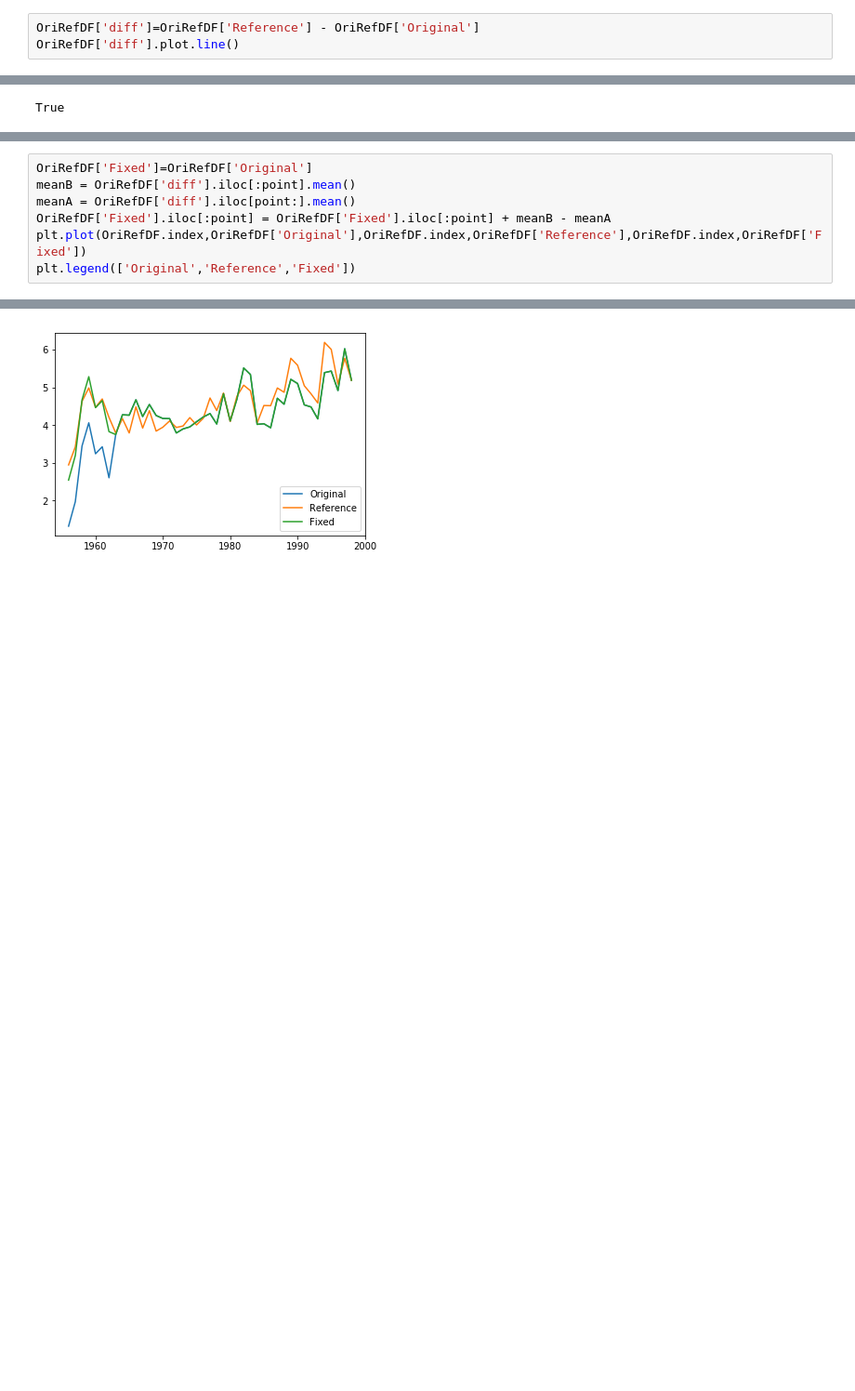
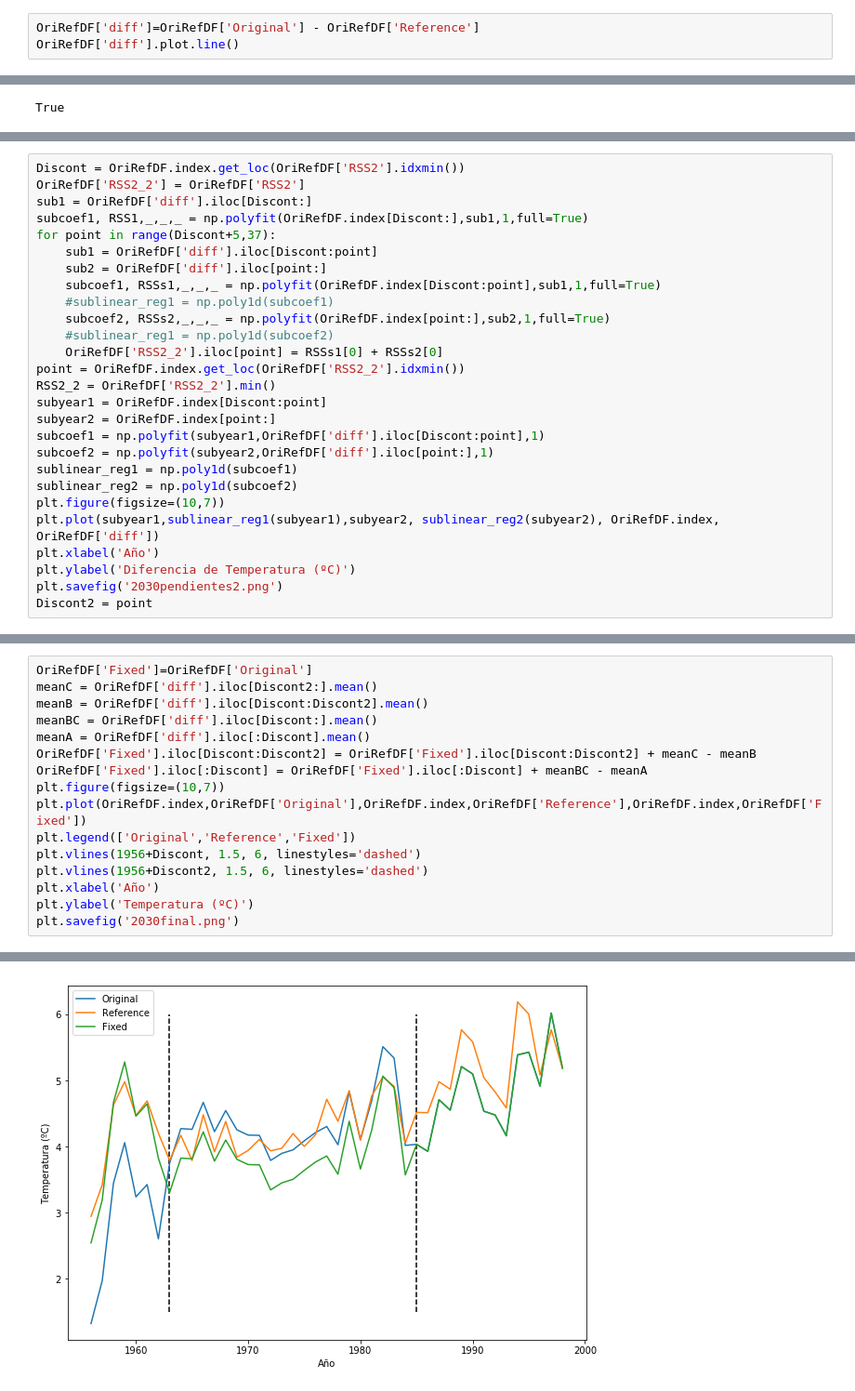
Before and after one commit to sgzFalcon/projects, a Jupyter notebook: climateAnalysis/main.ipynb, the cells around one changed output, grey strips where cells are left out. Shown: that part at 93% size. Cells and saved outputs as stored; diff of their text form; blank space fills up the shorter version.

```diff
--- a/climateAnalysis/main.ipynb
+++ b/climateAnalysis/main.ipynb
@@ -116,7 +127,7 @@ OriRefDF.plot.line(ylim=(4,12))
 # %% [markdown]
 Add a third column of the difference between reference and original series
 # %%
-OriRefDF['diff']=OriRefDF['Reference'] - OriRefDF['Original']
+OriRefDF['diff']=OriRefDF['Original'] - OriRefDF['Reference']
 OriRefDF['diff'].plot.line()
 # %% [output]
 <matplotlib.axes._subplots.AxesSubplot at 0x...>
@@ -178,0 +218,27 @@ scipy.stats.f.ppf(0.95,3,38)
+# %%
+Discont = OriRefDF.index.get_loc(OriRefDF['RSS2'].idxmin())
+OriRefDF['RSS2_2'] = OriRefDF['RSS2']
+sub1 = OriRefDF['diff'].iloc[Discont:]
+subcoef1, RSS1,_,_,_ = np.polyfit(OriRefDF.index[Discont:],sub1,1,full=True)
+for point in range(Discont+5,37):
+    sub1 = OriRefDF['diff'].iloc[Discont:point]
+    sub2 = OriRefDF['diff'].iloc[point:]
+    subcoef1, RSSs1,_,_,_ = np.polyfit(OriRefDF.index[Discont:point],sub1,1,full=True)
+    #sublinear_reg1 = np.poly1d(subcoef1)
+    subcoef2, RSSs2,_,_,_ = np.polyfit(OriRefDF.index[point:],sub2,1,full=True)
+    #sublinear_reg1 = np.poly1d(subcoef2)
+    OriRefDF['RSS2_2'].iloc[point] = RSSs1[0] + RSSs2[0]
+point = OriRefDF.index.get_loc(OriRefDF['RSS2_2'].idxmin())
+RSS2_2 = OriRefDF['RSS2_2'].min()
+subyear1 = OriRefDF.index[Discont:point]
+subyear2 = OriRefDF.index[point:]
+subcoef1 = np.polyfit(subyear1,OriRefDF['diff'].iloc[Discont:point],1)
+subcoef2 = np.polyfit(subyear2,OriRefDF['diff'].iloc[point:],1)
+sublinear_reg1 = np.poly1d(subcoef1)
+sublinear_reg2 = np.poly1d(subcoef2)
+plt.figure(figsize=(10,7))
+plt.plot(subyear1,sublinear_reg1(subyear1),subyear2, sublinear_reg2(subyear2), OriRefDF.index, OriRefDF['diff'])
+plt.xlabel('Año')
+plt.ylabel('Diferencia de Temperatura (ºC)')
+plt.savefig('2030pendientes2.png')
+Discont2 = point
@@ -179,8 +257,17 @@ scipy.stats.f.ppf(0.95,3,38)
 # %%
 OriRefDF['Fixed']=OriRefDF['Original']
-meanB = OriRefDF['diff'].iloc[:point].mean()
-meanA = OriRefDF['diff'].iloc[point:].mean()
-OriRefDF['Fixed'].iloc[:point] = OriRefDF['Fixed'].iloc[:point] + meanB - meanA
+meanC = OriRefDF['diff'].iloc[Discont2:].mean()
+meanB = OriRefDF['diff'].iloc[Discont:Discont2].mean()
+meanBC = OriRefDF['diff'].iloc[Discont:].mean()
+meanA = OriRefDF['diff'].iloc[:Discont].mean()
+OriRefDF['Fixed'].iloc[Discont:Discont2] = OriRefDF['Fixed'].iloc[Discont:Discont2] + meanC - meanB
+OriRefDF['Fixed'].iloc[:Discont] = OriRefDF['Fixed'].iloc[:Discont] + meanBC - meanA
+plt.figure(figsize=(10,7))
 plt.plot(OriRefDF.index,OriRefDF['Original'],OriRefDF.index,OriRefDF['Reference'],OriRefDF.index,OriRefDF['Fixed'])
 plt.legend(['Original','Reference','Fixed'])
+plt.vlines(1956+Discont, 1.5, 6, linestyles='dashed')
+plt.vlines(1956+Discont2, 1.5, 6, linestyles='dashed')
+plt.xlabel('Año')
+plt.ylabel('Temperatura (ºC)')
+plt.savefig('2030final.png')
 # %% [output]
@@ -188 +274 @@ plt.legend(['Original','Reference','Fixed'])
-[figure, old version]
+[figure, new version]
```
Also changed, not shown: parts of 14 cells of this notebook, 1 other file.
